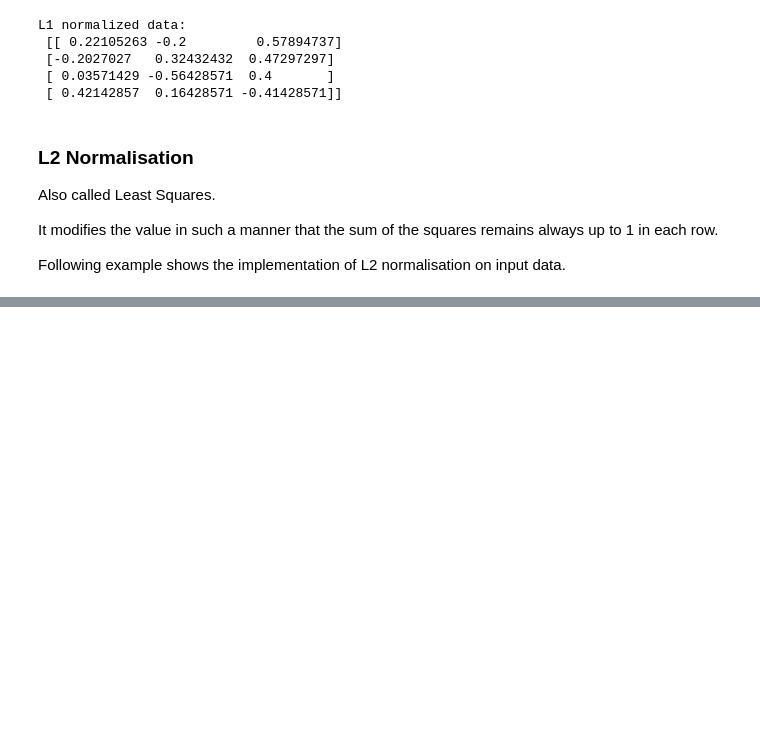
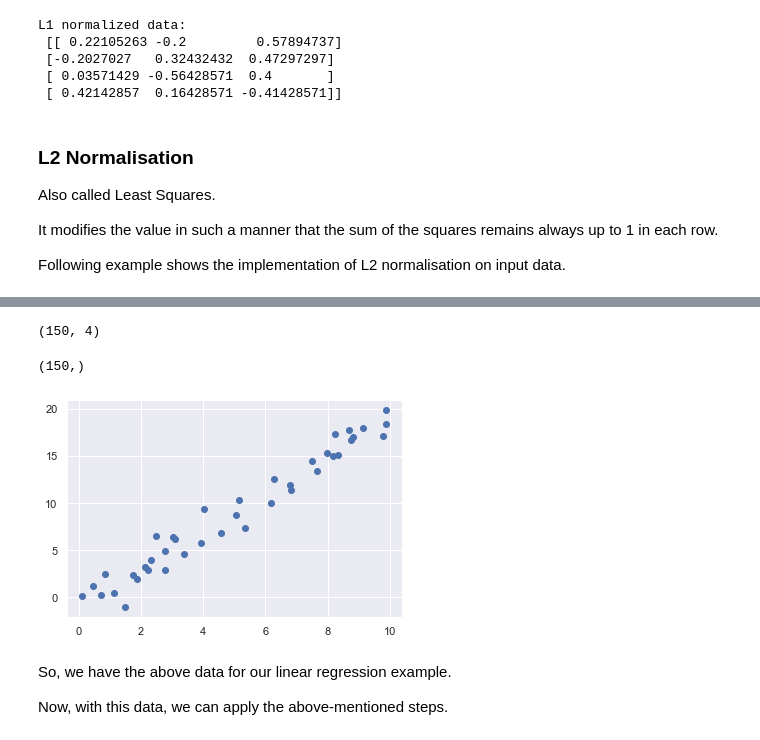
Before and after one commit to victoryapcheeann/scikit-learn-101, a Jupyter notebook: scikit-learn-101.ipynb, the cells around one changed output, grey strips where cells are left out. Cells and saved outputs as stored; diff of their text form; code cells hidden in the pictures; blank space fills up the shorter version.

```diff
--- a/scikit-learn-101.ipynb
+++ b/scikit-learn-101.ipynb
@@ -293,0 +418,28 @@ Following example shows the implementation of L2 normalisation on input data.
+# %%
+import seaborn as sns
+iris = sns.load_dataset('iris')
+X_iris = iris.drop('species', axis = 1)
+X_iris.shape
+# %% [output]
+(150, 4)
+# %%
+y_iris = iris['species']
+y_iris.shape
+# %% [output]
+(150,)
+# %%
+# Now, for this regression example, we are going to use the following sample data −
+
+%matplotlib inline
+import matplotlib.pyplot as plt
+import numpy as np
+rng = np.random.RandomState(35)
+x = 10*rng.rand(40)
+y = 2*x-1+rng.randn(40)
+plt.scatter(x,y);
+# %% [output]
+[figure, added]
+# %% [markdown]
+So, we have the above data for our linear regression example.
+
+Now, with this data, we can apply the above-mentioned steps.
```
Also changed, not shown: parts of 28 cells of this notebook.
